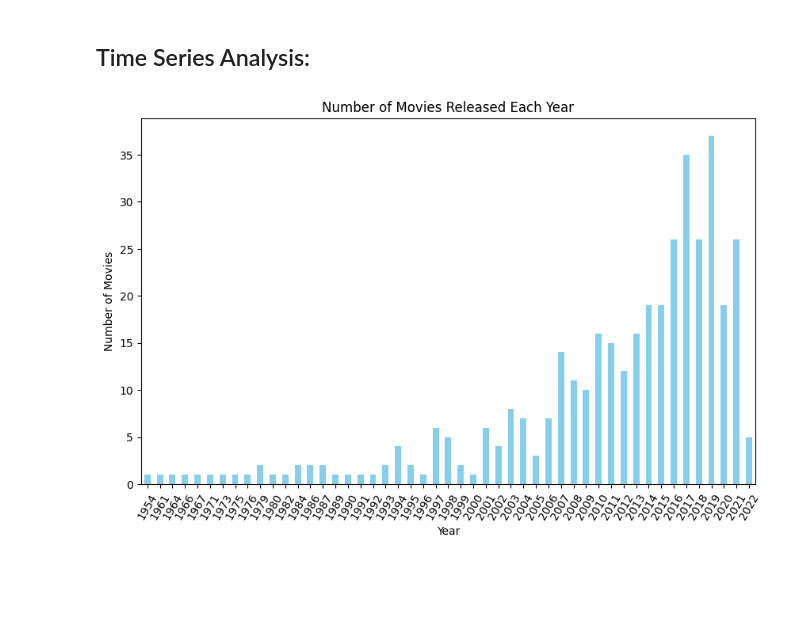
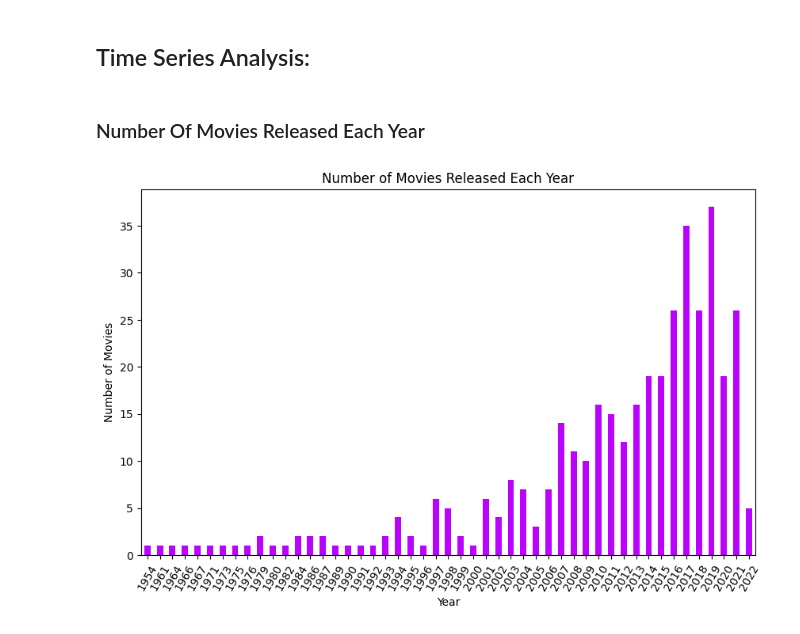
Before and after one commit to HarounQerdachi/Analyzing-Movie-Ratings, a Jupyter notebook: Notebooks/code.ipynb, the cells around one changed output. Saved outputs shown, nothing was run; the diff lists cells and outputs as text; code cells hidden in the pictures; blank space fills up the shorter version.

```diff
--- a/Notebooks/code.ipynb
+++ b/Notebooks/code.ipynb
@@ -49,21 +49,23 @@ plt.show()
 [figure]
 # %% [markdown]
 ## Time Series Analysis:
+# %% [markdown]
+### Number Of Movies Released Each Year
 # %%
 # Formating 'RELEASE_YEAR' column as a datetime or date-like data type
 df['RELEASE_YEAR'] = pd.to_datetime(df['RELEASE_YEAR'], format='%Y')
 # Grouping the data by a specific column allows us to aggregate and summarize information based on shared values in that column.
 # In our case, grouping by 'RELEASE_YEAR' helps us organize movies released in the same year, making it easier to analyze trends and patterns over time.
 movie_counts = df.groupby(df['RELEASE_YEAR'].dt.year)['index'].count()
 
 # Create a time series plot for the number of movies released each year
 plt.figure(figsize=(10, 6))
-movie_counts.plot(kind='bar', color='skyblue')
+movie_counts.plot(kind='bar', color='#ba03fc')
 plt.title('Number of Movies Released Each Year')
 plt.xlabel('Year')
 plt.ylabel('Number of Movies')
 # Rotates x-axis labels by 60 degrees for better readability.
 plt.xticks(rotation=60)
 plt.show()
 # %% [output]
-[figure, old version]
+[figure, new version]
```
Also changed, not shown: parts of 4 cells of this notebook.
